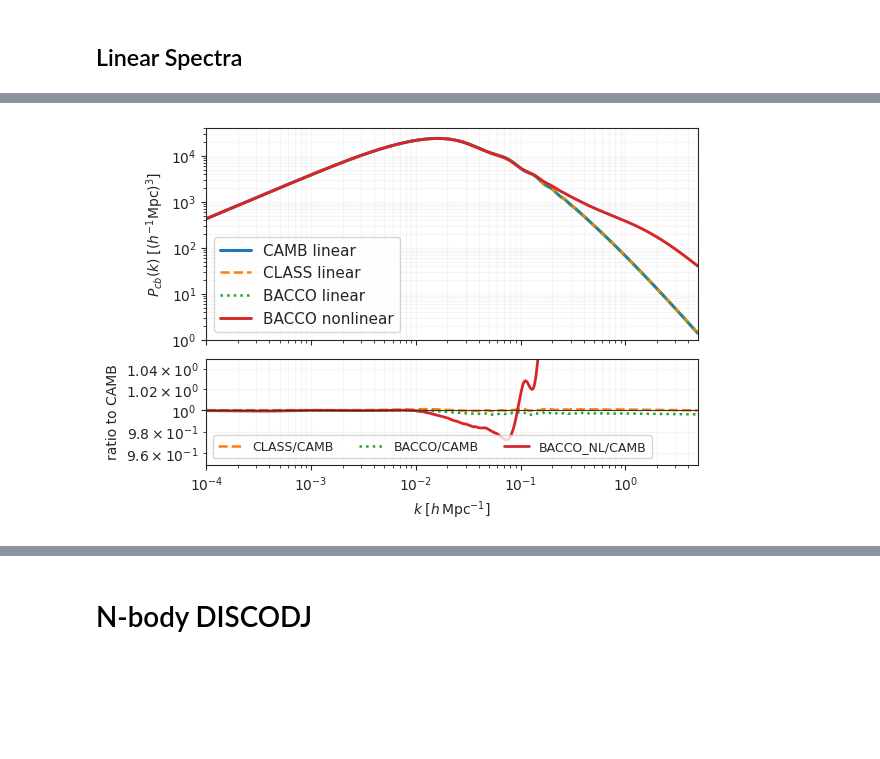
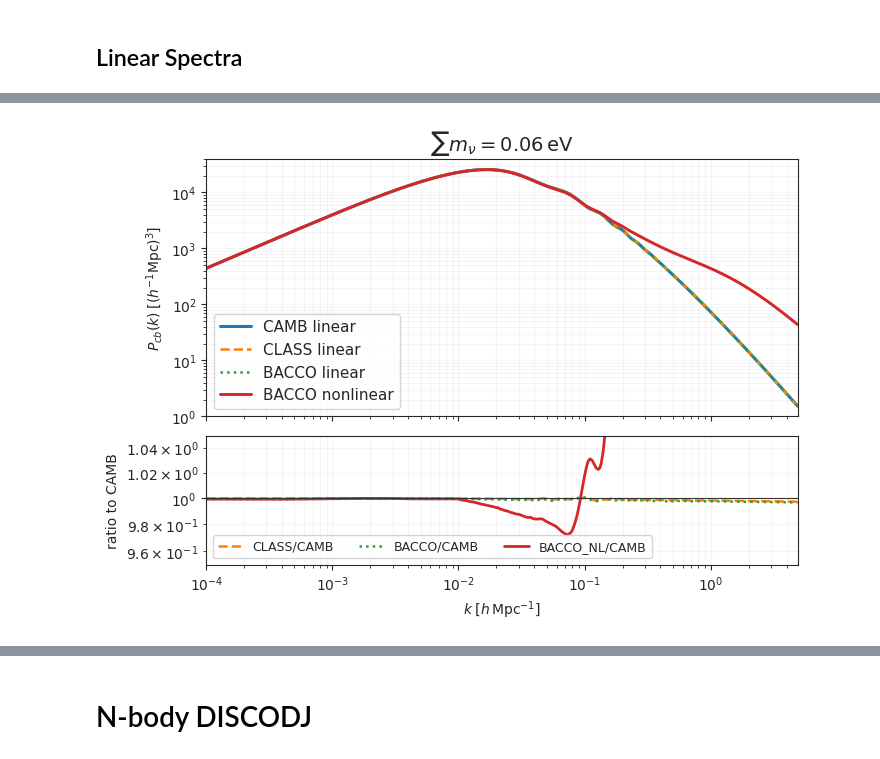
Before and after one commit to Xantyos13/DISCO-DJ, a Jupyter notebook: Neutrinos/Power_comparaison.ipynb, the cells around one changed output, grey strips where cells are left out. Cells and saved outputs as stored; diff of their text form; code cells hidden in the pictures; blank space fills up the shorter version.

```diff
--- a/Neutrinos/Power_comparaison.ipynb
+++ b/Neutrinos/Power_comparaison.ipynb
@@ -147,7 +153,6 @@ k_bacco_nl_h, P_bacco_nl = mp_bacco.get_nonlinear_pk(**bacco_kwargs, baryonic_bo
 pk_ref = np.exp(interp1d(np.log(k_bacco_lin_h), np.log(P_bacco_lin), kind="linear", bounds_error=False, fill_value=np.nan)(np.log(k_h)))
 pk_nl_ref = np.exp(interp1d(np.log(k_bacco_nl_h), np.log(P_bacco_nl), kind="linear", bounds_error=False, fill_value=np.nan)(np.log(k_h)))
 sigma8 = mp_bacco.get_sigma8(**bacco_kwargs)
-print(sigma8)
 
 # Save the Massless Linear
 np.savetxt("Pk_cb_massless_z0_BACCO.txt",np.column_stack([k_h, pk_ref]),header="k[h/Mpc]    Pk[Mpc^3/h^3] (CDM+baryons, z=0, massless neutrinos)")
@@ -155,19 +160,18 @@ np.savetxt("Pk_cb_massless_z0_BACCO.txt",np.column_stack([k_h, pk_ref]),header="
 ################################################################################################
 
 #Neutrino masses
-for mass in masses:
 
-    #Modify the param for the massive neutrinos
+#Modify the param for the massive neutrinos
 
-    #bacco_kwargs['omega_cold'] = 0.262809319 + omega_b
-    bacco_kwargs['neutrino_mass'] = mass
-    # Computation of Linear spectra for massive
-    k_bacco_lin_h, P_bacco_lin = mp_bacco.get_linear_pk(**bacco_kwargs)
-    # Computation of Non-Linear spectra for massive
-    k_bacco_nl_h, P_bacco_nl = mp_bacco.get_nonlinear_pk(**bacco_kwargs, baryonic_boost=False)
-    pk_lin = np.exp(interp1d(np.log(k_bacco_lin_h), np.log(P_bacco_lin), kind="linear", bounds_error=False, fill_value=np.nan)(np.log(k_h)))
-    pk_nl = np.exp(interp1d(np.log(k_bacco_nl_h), np.log(P_bacco_nl), kind="linear", bounds_error=False, fill_value=np.nan)(np.log(k_h)))
+#bacco_kwargs['omega_cold'] = omega_cold_nu
+bacco_kwargs['neutrino_mass'] = cosmo["sum_mnu"]
+# Computation of Linear spectra for massive
+k_bacco_lin_h, P_bacco_lin = mp_bacco.get_linear_pk(**bacco_kwargs)
+# Computation of Non-Linear spectra for massive
+k_bacco_nl_h, P_bacco_nl = mp_bacco.get_nonlinear_pk(**bacco_kwargs, baryonic_boost=False)
+pk_lin = np.exp(interp1d(np.log(k_bacco_lin_h), np.log(P_bacco_lin), kind="linear", bounds_error=False, fill_value=np.nan)(np.log(k_h)))
+pk_nl = np.exp(interp1d(np.log(k_bacco_nl_h), np.log(P_bacco_nl), kind="linear", bounds_error=False, fill_value=np.nan)(np.log(k_h)))
 
-    # Save the Massive Linear
-    fname = f"Pk_cb_sumMnu_{mass:.2f}eV_z0_BACCO.txt"
-    np.savetxt(fname,np.column_stack([k_h, pk_lin]),header=f"k[h/Mpc]    Pk[Mpc^3/h^3] (CDM+baryons, z=0, sum m_nu = {mass} eV)")
+# Save the Massive Linear
+fname = f"Pk_cb_sumMnu_{cosmo["sum_mnu"]:.2f}eV_z0_BACCO.txt"
+np.savetxt(fname,np.column_stack([k_h, pk_lin]),header=f"k[h/Mpc]    Pk[Mpc^3/h^3] (CDM+baryons, z=0, sum m_nu = {cosmo["sum_mnu"]} eV)")
@@ -417,39 +417,39 @@ axr.grid(True, which="both", alpha=0.18)
 fig, (ax, axr) = plt.subplots(
     2,
     1,
-    figsize=(6, 4),
+    figsize=(7, 5),
     sharex=True,
     constrained_layout=True,
     gridspec_kw={"height_ratios": [2, 1]},
 )
 
 ax.loglog(k_h, P_camb_cb_grid_nu, color="C0", lw=2.2, label=r"CAMB linear")
 ax.loglog(k_h, Pkbc_CLASS_nu, color="C1", lw=1.8, ls="--", label=r"CLASS linear")
 ax.loglog(k_h, pk_lin, color="C2", lw=1.8, ls=":", label=r"BACCO linear ")
 ax.loglog(k_h, pk_nl, color="C3", lw=2.1, label=r"BACCO nonlinear")
 #ax.loglog(k_h, Pcb_EB_nu, color="C4", lw=2.1, label=r"DISCOEB linear $P_{cb}$")
 
 ax.set_ylabel(r"$P_{cb}(k)\;[(h^{-1}{\rm Mpc})^3]$")
 ax.set_ylim(1e0, 4e4)
 ax.legend(loc=3,prop={'size': 11})
 ax.grid(True, which="both", alpha=0.18)
-#ax.set_title(rf"$\sum m_\nu = {mnu}\,\mathrm{{eV}}$",fontsize=14)
+ax.set_title(rf"$\sum m_\nu = {cosmo["sum_mnu"]}\,\mathrm{{eV}}$",fontsize=14)
 
 axr.semilogx(k_h, Pkbc_CLASS_nu / P_camb_cb_grid_nu, color="C1", lw=1.8, ls="--", label="CLASS/CAMB")
 axr.semilogx(k_h, pk_lin / P_camb_cb_grid_nu, color="C2", lw=1.8, ls=":", label="BACCO/CAMB")
 axr.semilogx(k_h, pk_nl / P_camb_cb_grid_nu, color="C3", lw=2.0, label="BACCO_NL/CAMB")
 #axr.semilogx(k_h, Pcb_EB_nu / P_camb_cb_grid_nu, color="C4", lw=2.0, label="DISCOEB nl/CAMB")
 axr.axhline(1.0, color="0.2", lw=0.8)
 
 axr.set_xlabel(r"$k\;[h\,{\rm Mpc}^{-1}]$")
 axr.set_ylabel("ratio to CAMB")
 axr.set_xlim(k_h.min(), k_h.max())
 axr.set_yscale("log")
 axr.set_ylim(0.95,1.05)
 axr.legend(loc=3,prop={'size': 9},ncol=3)
 axr.grid(True, which="both", alpha=0.18)
-plt.savefig('spectra_ref.pgf')
+#plt.savefig('spectra_ref.pgf')
 # %% [output]
-[figure, old version]
+[figure, new version]
 # %%
 fig, ax = plt.subplots(
```
Also changed, not shown: parts of 19 cells of this notebook, 21 other files.
